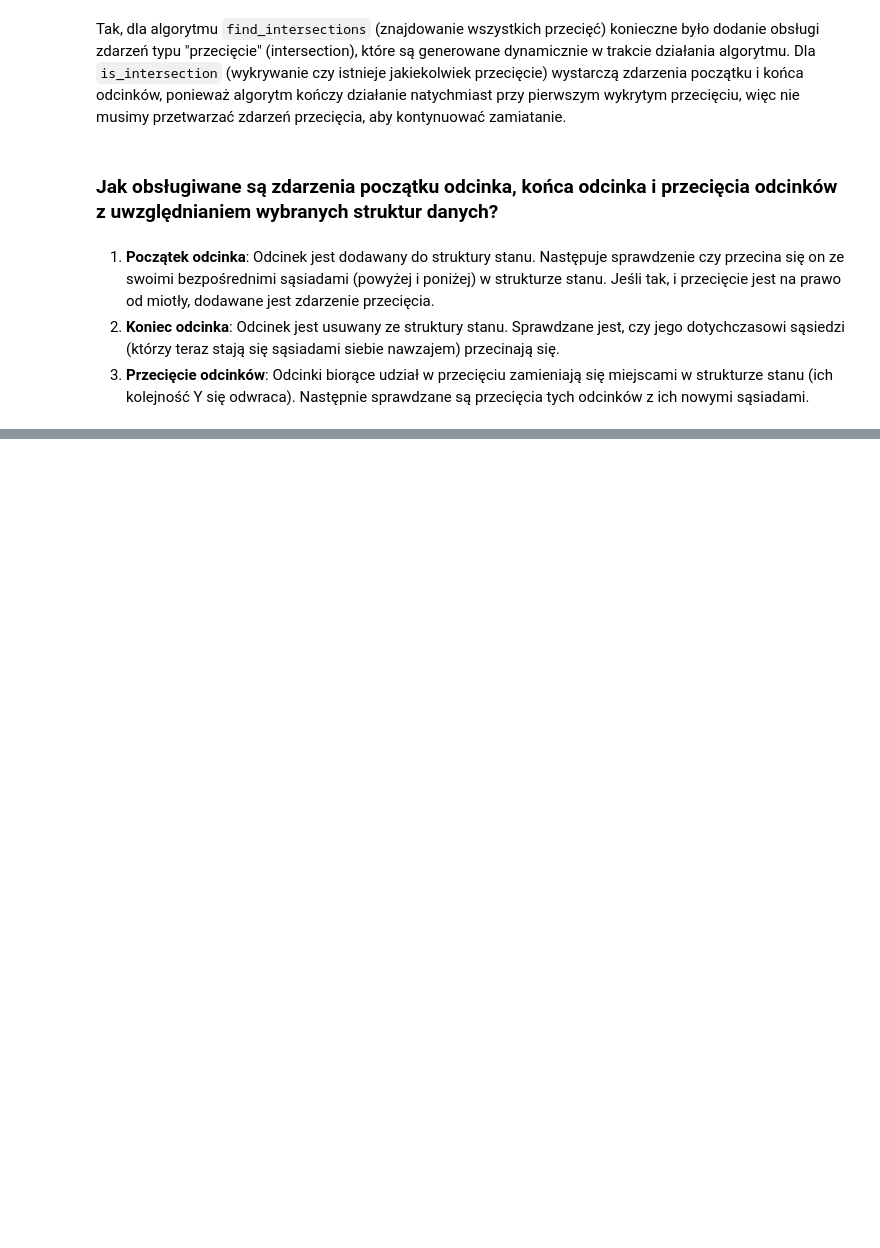
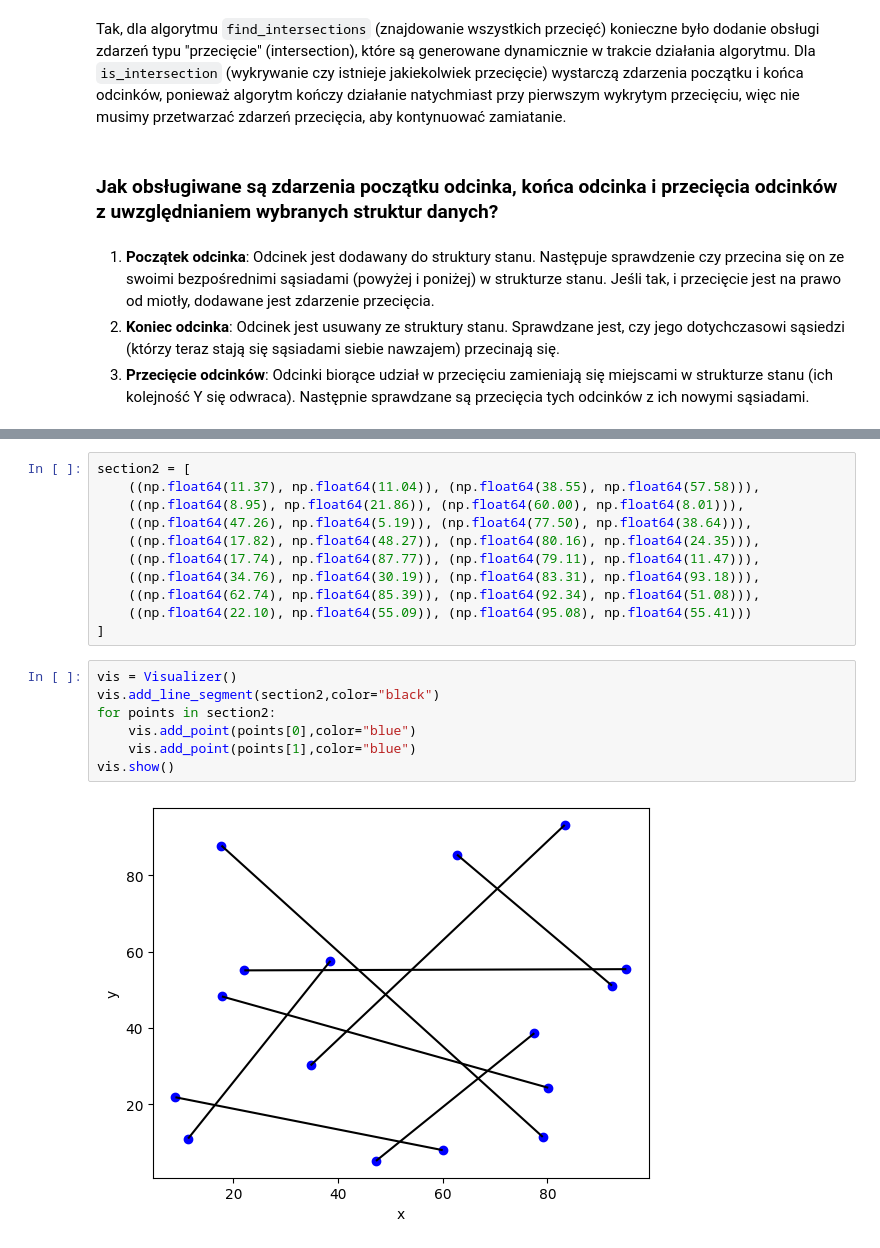
Before and after one commit to mateuszstoch/AGH, a Jupyter notebook: Algorytmy_Geometryczne/bitalg/lab4/main.ipynb, the cells around one changed output, grey strips where cells are left out. Cells and saved outputs as stored; diff of their text form; blank space fills up the shorter version.

```diff
--- a/Algorytmy_Geometryczne/bitalg/lab4/main.ipynb
+++ b/Algorytmy_Geometryczne/bitalg/lab4/main.ipynb
@@ -551,0 +580,20 @@ vis.show_gif()
+# %%
+section2 = [
+    ((np.float64(11.37), np.float64(11.04)), (np.float64(38.55), np.float64(57.58))),
+    ((np.float64(8.95), np.float64(21.86)), (np.float64(60.00), np.float64(8.01))),
+    ((np.float64(47.26), np.float64(5.19)), (np.float64(77.50), np.float64(38.64))),
+    ((np.float64(17.82), np.float64(48.27)), (np.float64(80.16), np.float64(24.35))),
+    ((np.float64(17.74), np.float64(87.77)), (np.float64(79.11), np.float64(11.47))),
+    ((np.float64(34.76), np.float64(30.19)), (np.float64(83.31), np.float64(93.18))),
+    ((np.float64(62.74), np.float64(85.39)), (np.float64(92.34), np.float64(51.08))),
+    ((np.float64(22.10), np.float64(55.09)), (np.float64(95.08), np.float64(55.41)))
+]
+# %%
+vis = Visualizer()
+vis.add_line_segment(section2,color="black")
+for points in section2:
+    vis.add_point(points[0],color="blue")
+    vis.add_point(points[1],color="blue")
+vis.show()
+# %% [output]
+[figure, added]
```
Also changed, not shown: parts of 27 cells of this notebook, 16 other files.
